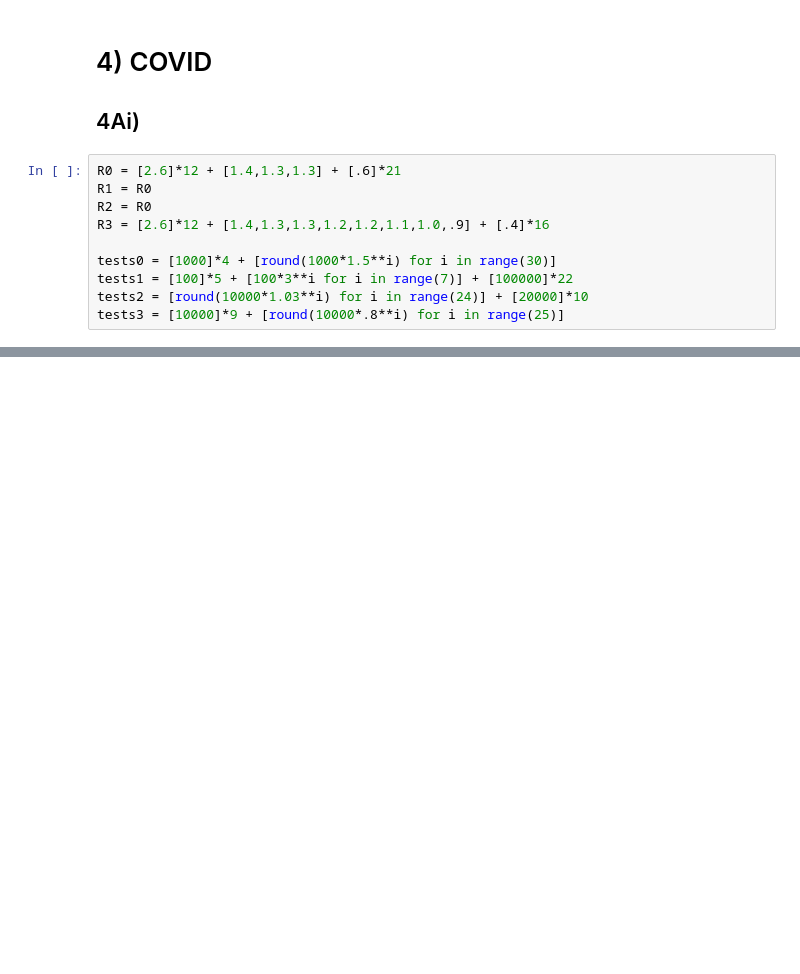
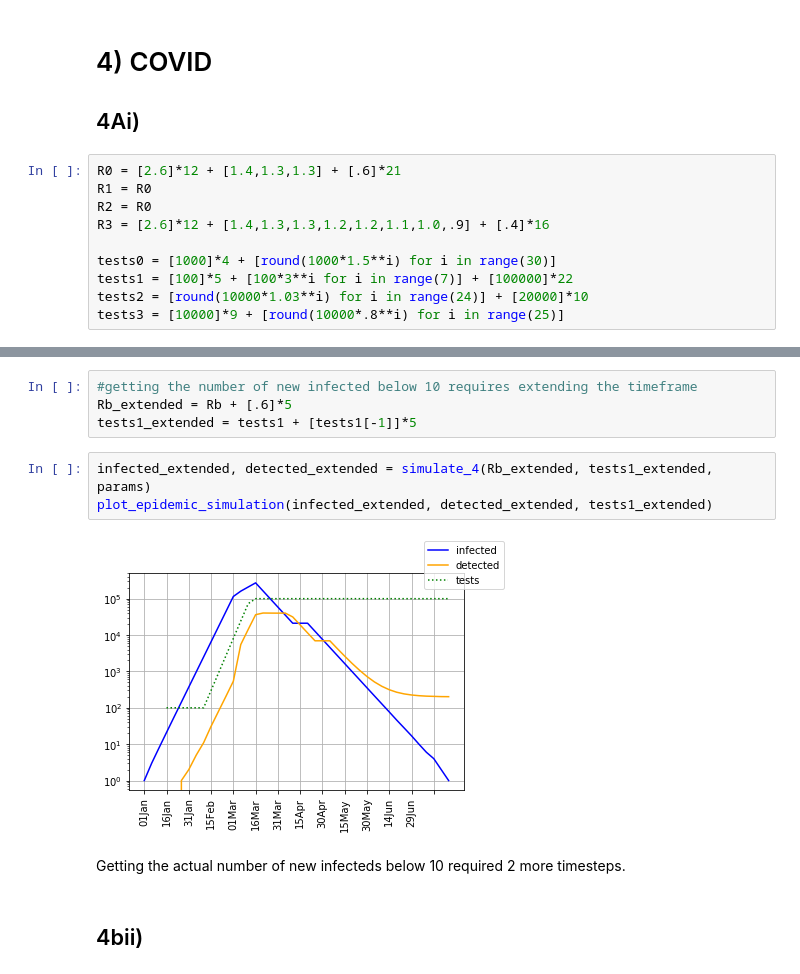
Before and after one commit to emtseng/sp20-info6010, a Jupyter notebook: s4.ipynb, the cells around one changed output, grey strips where cells are left out. Cells and saved outputs as stored; diff of their text form; blank space fills up the shorter version.

```diff
--- a/s4.ipynb
+++ b/s4.ipynb
@@ -544,0 +707,13 @@ plot_epidemic_simulation(R1, tests1, test_likelihood)
+# %%
+#getting the number of new infected below 10 requires extending the timeframe
+Rb_extended = Rb + [.6]*5
+tests1_extended = tests1 + [tests1[-1]]*5
+# %%
+infected_extended, detected_extended = simulate_4(Rb_extended, tests1_extended, params)
+plot_epidemic_simulation(infected_extended, detected_extended, tests1_extended)
+# %% [output]
+[figure, added]
+# %% [markdown]
+Getting the actual number of new infecteds below 10 required 2 more timesteps.
+# %% [markdown]
+## 4bii)
```
Also changed, not shown: parts of 23 cells of this notebook.
